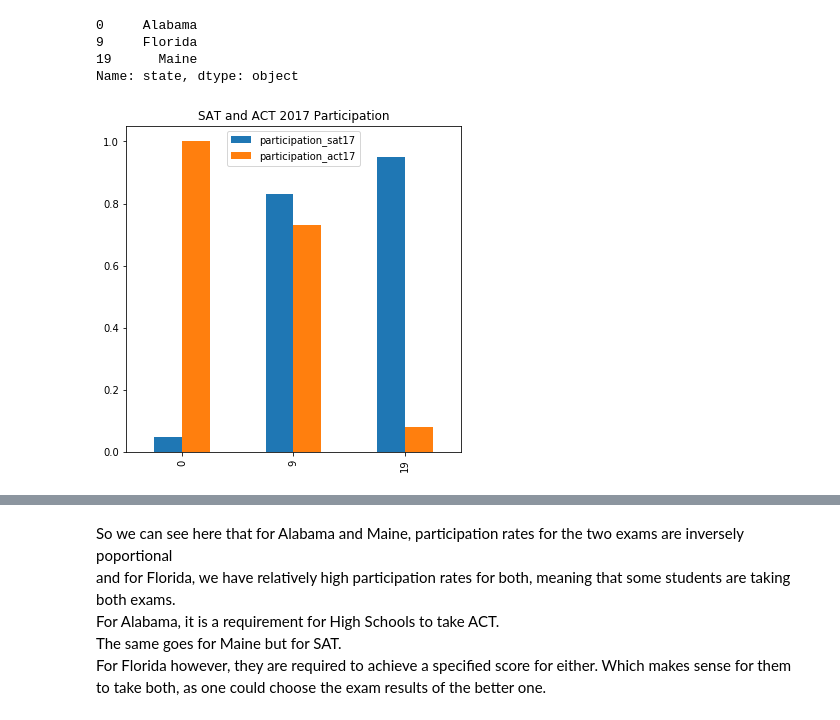
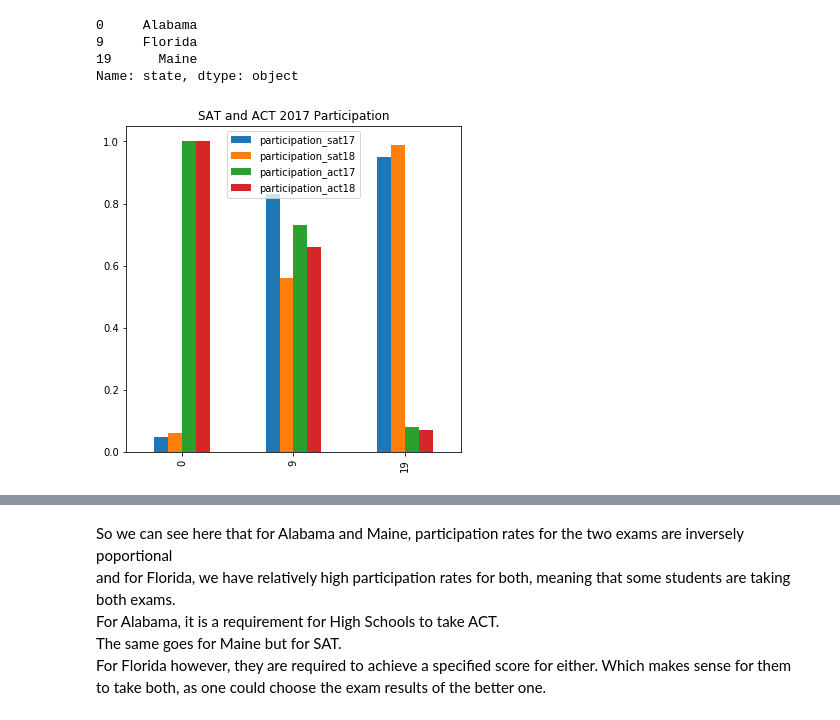
Before and after one commit to fadhilaffandi/dsiprojects, a Jupyter notebook: project_1/code/SAT_ACT_Analysis.ipynb, the cells around one changed output, grey strips where cells are left out. Saved outputs shown, nothing was run; the diff lists cells and outputs as text; code cells hidden in the pictures.

```diff
--- a/project_1/code/SAT_ACT_Analysis.ipynb
+++ b/project_1/code/SAT_ACT_Analysis.ipynb
@@ -1257,11 +1292,11 @@ Name: state, dtype: object
 # %%
 #plotting histogram of 2017 participation for the 3 states
 row1 = final.loc[(final['state'] == 'Alabama') | (final['state'] == 'Florida') | (final['state'] == 'Maine') ]
-row1_part= row1[['state','participation_sat17', 'participation_act17']]
+row1_part= row1[['state','participation_sat17', 'participation_sat18', 'participation_act17', 'participation_act18']]
 row1_part.set_index('state')
 row1_part.plot(kind='bar', figsize=(6,6), title= 'SAT and ACT 2017 Participation');
 # %% [output]
-[figure, old version]
+[figure, new version]
 # %%
 #getting the participation rates for the 3 states in both years and exams
 Alabama_sat = final.loc[0,'participation_sat17']
```
Also changed, not shown: parts of 7 cells of this notebook, 2 other files.
